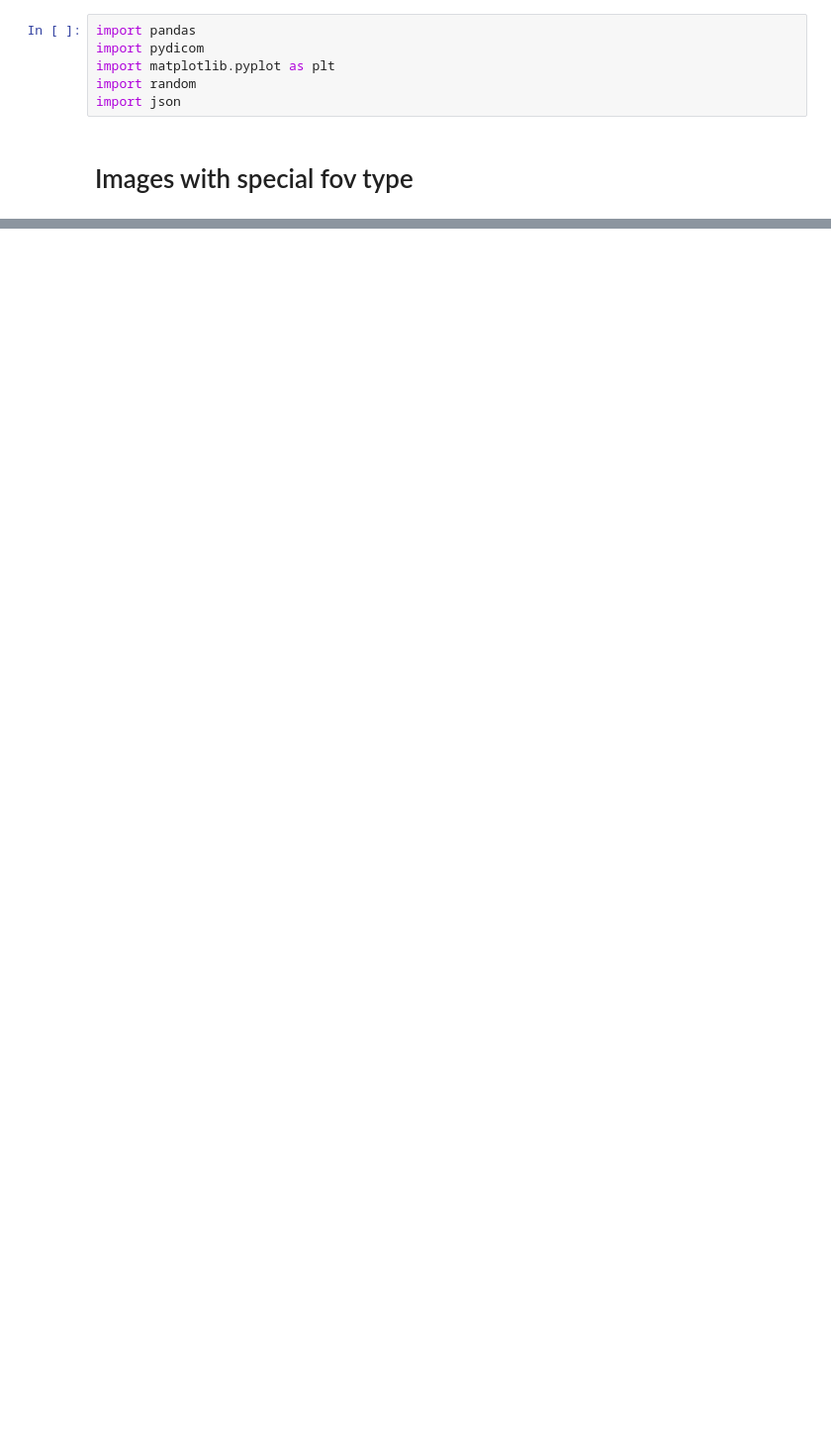
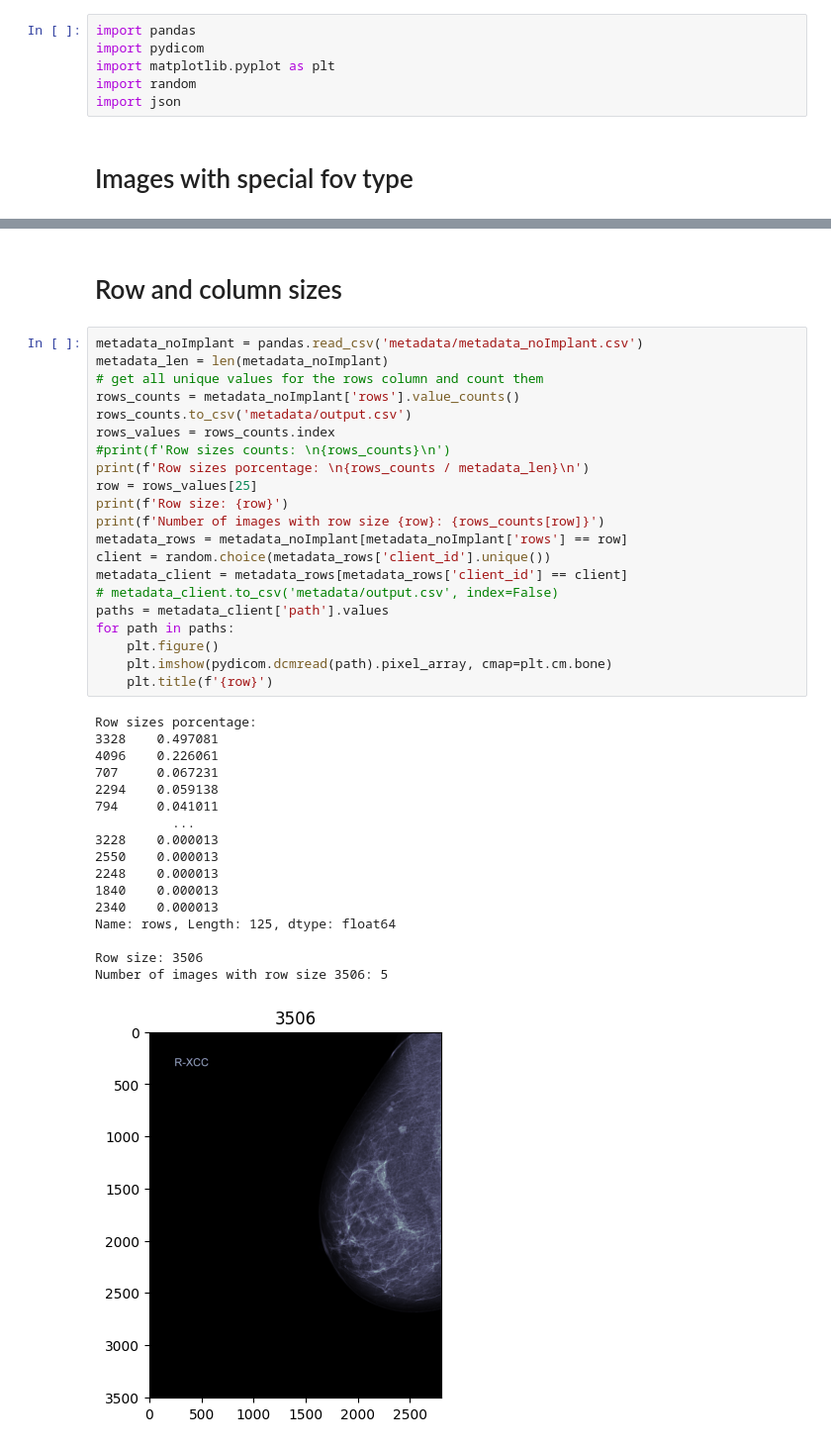
Before and after one commit to Likalto4/diffusion-models_master, a Jupyter notebook: database/dataset_filtering.ipynb, the cells around one changed output, grey strips where cells are left out. Shown at 99% size. Cells and saved outputs as stored; diff of their text form; blank space fills up the shorter version.

```diff
--- a/database/dataset_filtering.ipynb
+++ b/database/dataset_filtering.ipynb
@@ -84,0 +99,41 @@ side_counts.to_csv('metadata/side_counts.csv')
+# %% [markdown]
+# Row and column sizes
+# %%
+metadata_noImplant = pandas.read_csv('metadata/metadata_noImplant.csv')
+metadata_len = len(metadata_noImplant)
+# get all unique values for the rows column and count them
+rows_counts = metadata_noImplant['rows'].value_counts()
+rows_counts.to_csv('metadata/output.csv')
+rows_values = rows_counts.index
+#print(f'Row sizes counts: \n{rows_counts}\n')
+print(f'Row sizes porcentage: \n{rows_counts / metadata_len}\n')
+row = rows_values[25]
+print(f'Row size: {row}')
+print(f'Number of images with row size {row}: {rows_counts[row]}')
+metadata_rows = metadata_noImplant[metadata_noImplant['rows'] == row]
+client = random.choice(metadata_rows['client_id'].unique())
+metadata_client = metadata_rows[metadata_rows['client_id'] == client]
+# metadata_client.to_csv('metadata/output.csv', index=False)
+paths = metadata_client['path'].values
+for path in paths:
+    plt.figure()
+    plt.imshow(pydicom.dcmread(path).pixel_array, cmap=plt.cm.bone)
+    plt.title(f'{row}')
+# %% [output]
+Row sizes porcentage:
+3328    0.497081
+4096    0.226061
+707     0.067231
+2294    0.059138
+794     0.041011
+          ...
+3228    0.000013
+2550    0.000013
+2248    0.000013
+1840    0.000013
+2340    0.000013
+Name: rows, Length: 125, dtype: float64
+
+Row size: 3506
+Number of images with row size 3506: 5
+[figure, added]
```
Also changed, not shown: parts of 7 cells of this notebook.
